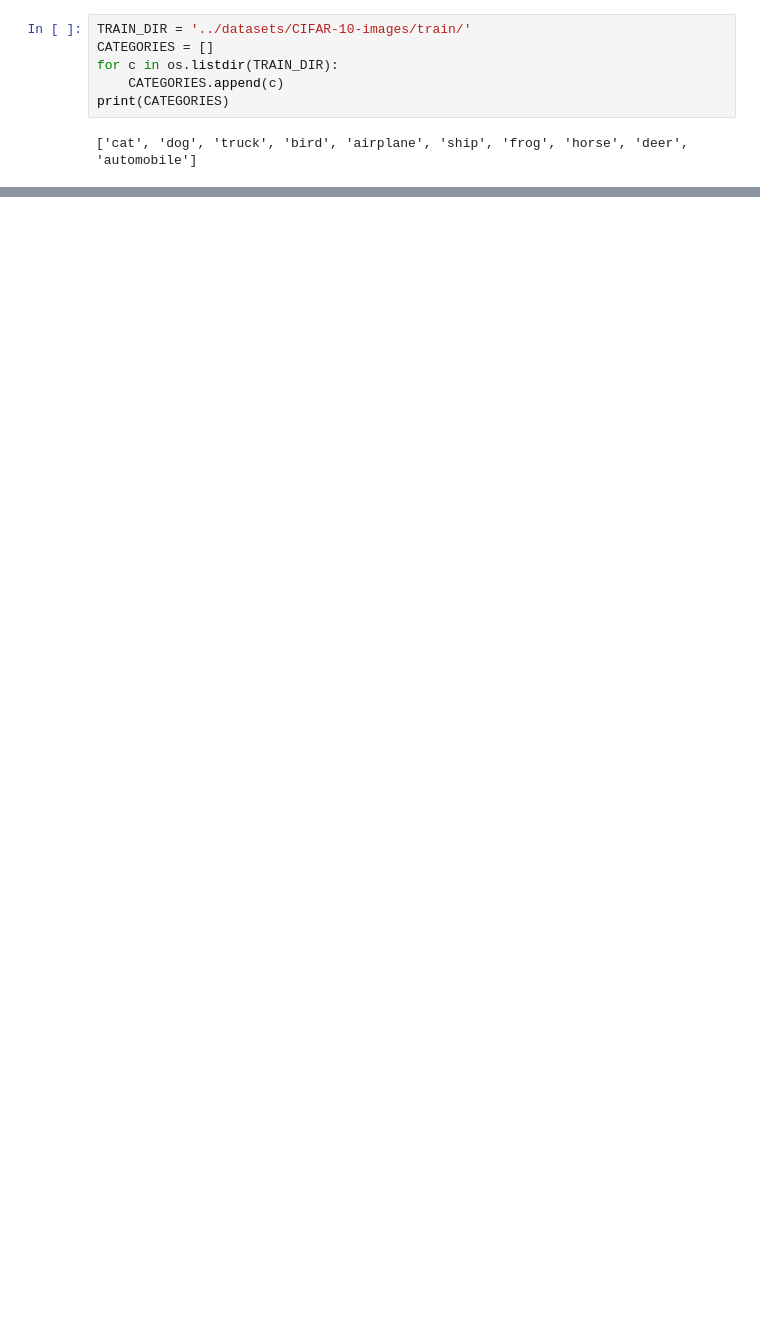
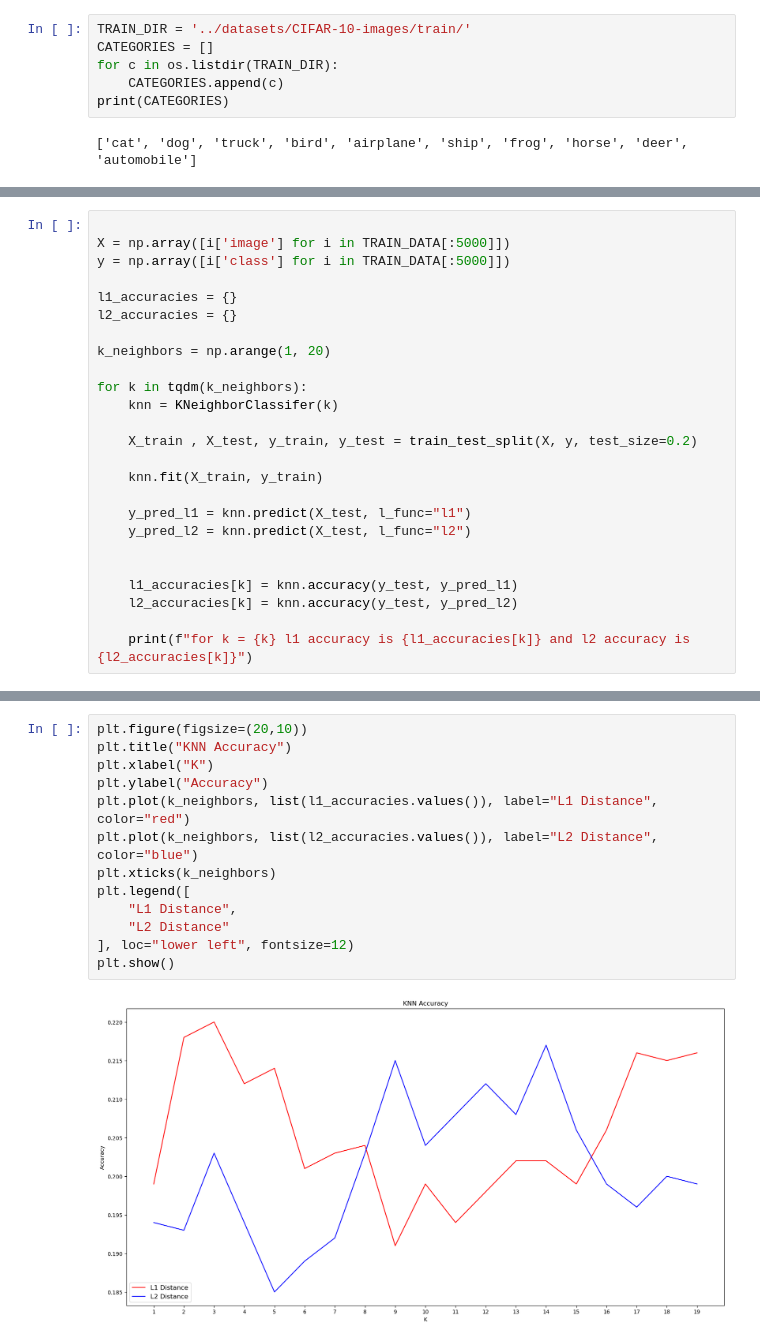
Before and after one commit to LitHaxor/COE4234-CVPR-SPRING-22-23, a Jupyter notebook: mid/1.a-knn-assignment.ipynb, the cells around one changed output, grey strips where cells are left out. Cells and saved outputs as stored; diff of their text form; blank space fills up the shorter version.

```diff
--- a/mid/1.a-knn-assignment.ipynb
+++ b/mid/1.a-knn-assignment.ipynb
@@ -108,0 +126,25 @@ plt.show()
+# %%
+
+X = np.array([i['image'] for i in TRAIN_DATA[:5000]])
+y = np.array([i['class'] for i in TRAIN_DATA[:5000]])
+
+l1_accuracies = {}
+l2_accuracies = {}
+
+k_neighbors = np.arange(1, 20)
+
+for k in tqdm(k_neighbors):
+    knn = KNeighborClassifer(k)
+
+    X_train , X_test, y_train, y_test = train_test_split(X, y, test_size=0.2)
+
+    knn.fit(X_train, y_train)
+
+    y_pred_l1 = knn.predict(X_test, l_func="l1")
+    y_pred_l2 = knn.predict(X_test, l_func="l2")
+
+
+    l1_accuracies[k] = knn.accuracy(y_test, y_pred_l1)
+    l2_accuracies[k] = knn.accuracy(y_test, y_pred_l2)
+
+    print(f"for k = {k} l1 accuracy is {l1_accuracies[k]} and l2 accuracy is {l2_accuracies[k]}")
@@ -108,0 +170,15 @@ plt.show()
+# %%
+plt.figure(figsize=(20,10))
+plt.title("KNN Accuracy")
+plt.xlabel("K")
+plt.ylabel("Accuracy")
+plt.plot(k_neighbors, list(l1_accuracies.values()), label="L1 Distance", color="red")
+plt.plot(k_neighbors, list(l2_accuracies.values()), label="L2 Distance", color="blue")
+plt.xticks(k_neighbors)
+plt.legend([
+    "L1 Distance",
+    "L2 Distance"
+], loc="lower left", fontsize=12)
+plt.show()
+# %% [output]
+[figure, added]
```
Also changed, not shown: parts of 16 cells of this notebook, 1 other file.
